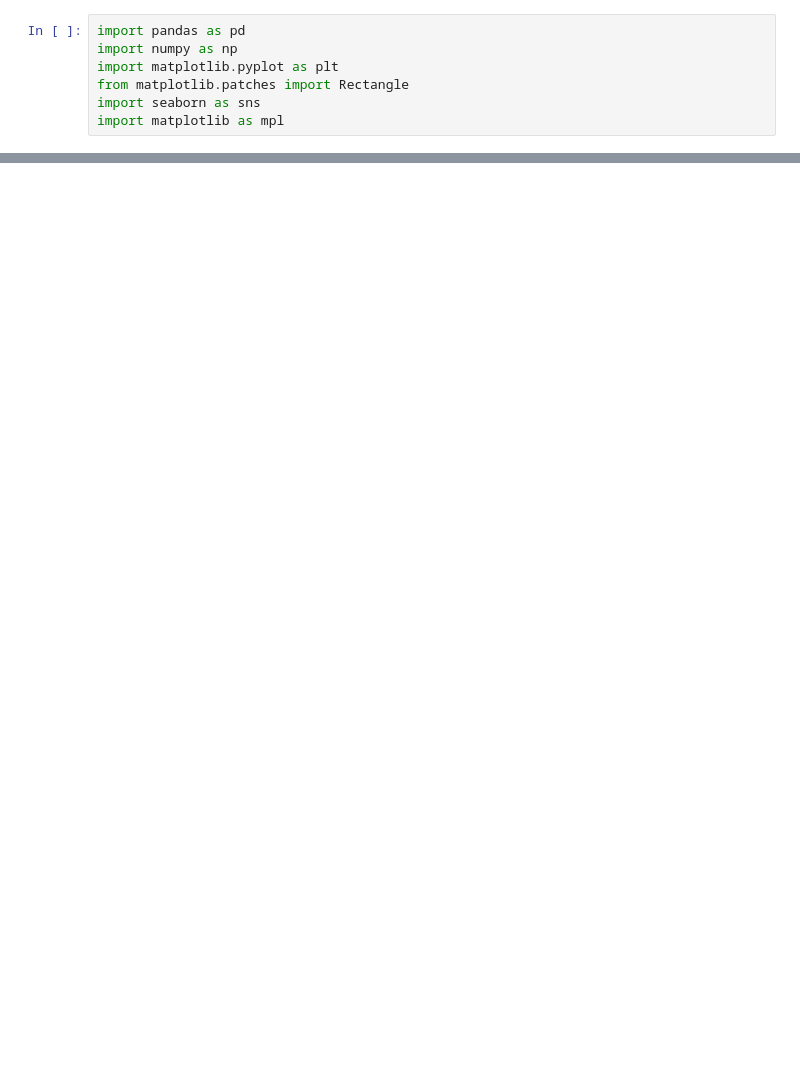
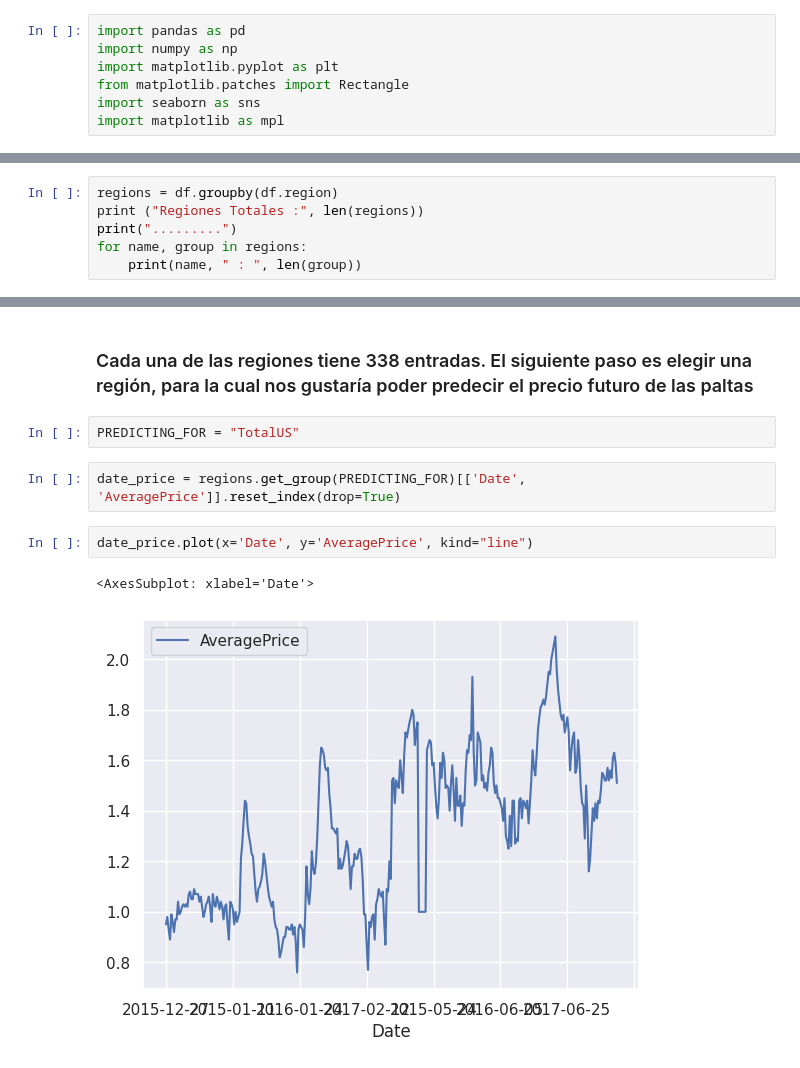
Before and after one commit to FacundoCardozo5/CoderHouse_CH-32845, a Jupyter notebook: notebooks/VisualizaciónCardozo.ipynb, the cells around one changed output, grey strips where cells are left out. Saved outputs shown, nothing was run; the diff lists cells and outputs as text; blank space fills up the shorter version.

```diff
--- a/notebooks/VisualizaciónCardozo.ipynb
+++ b/notebooks/VisualizaciónCardozo.ipynb
@@ -77,0 +135,6 @@ TypeError: float() argument must be a string or a real number, not 'type'
+# %%
+regions = df.groupby(df.region)
+print ("Regiones Totales :", len(regions))
+print(".........")
+for name, group in regions:
+    print(name, " : ", len(group))
@@ -77,0 +159,11 @@ TypeError: float() argument must be a string or a real number, not 'type'
+# %% [markdown]
+### Cada una de las regiones tiene 338 entradas. El siguiente paso es elegir una región, para la cual nos gustaría poder predecir el precio futuro de las paltas
+# %%
+PREDICTING_FOR = "TotalUS"
+# %%
+date_price = regions.get_group(PREDICTING_FOR)[['Date', 'AveragePrice']].reset_index(drop=True)
+# %%
+date_price.plot(x='Date', y='AveragePrice', kind="line")
+# %% [output]
+<AxesSubplot: xlabel='Date'>
+[figure, added]
```
Also changed, not shown: parts of 20 cells of this notebook, 1 other file.
